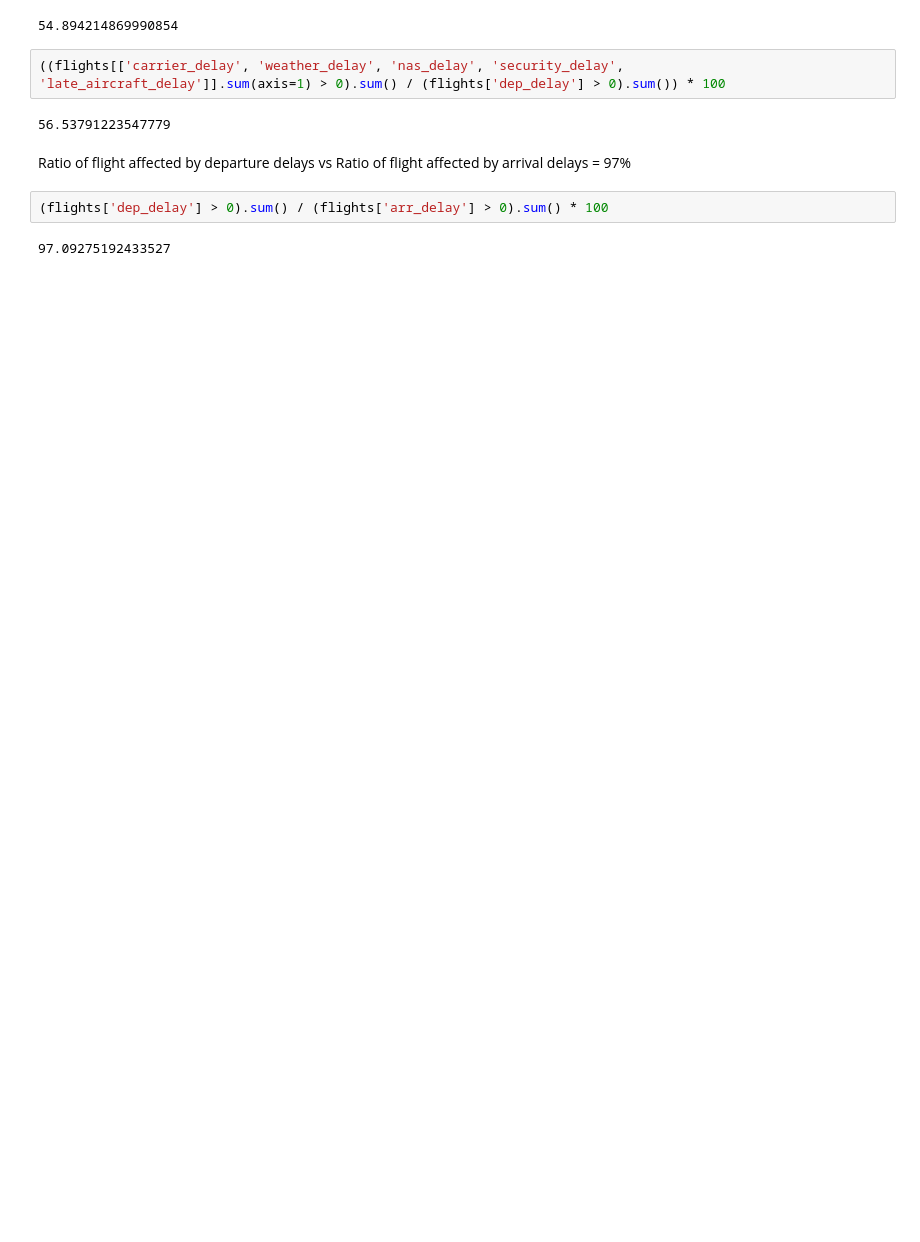
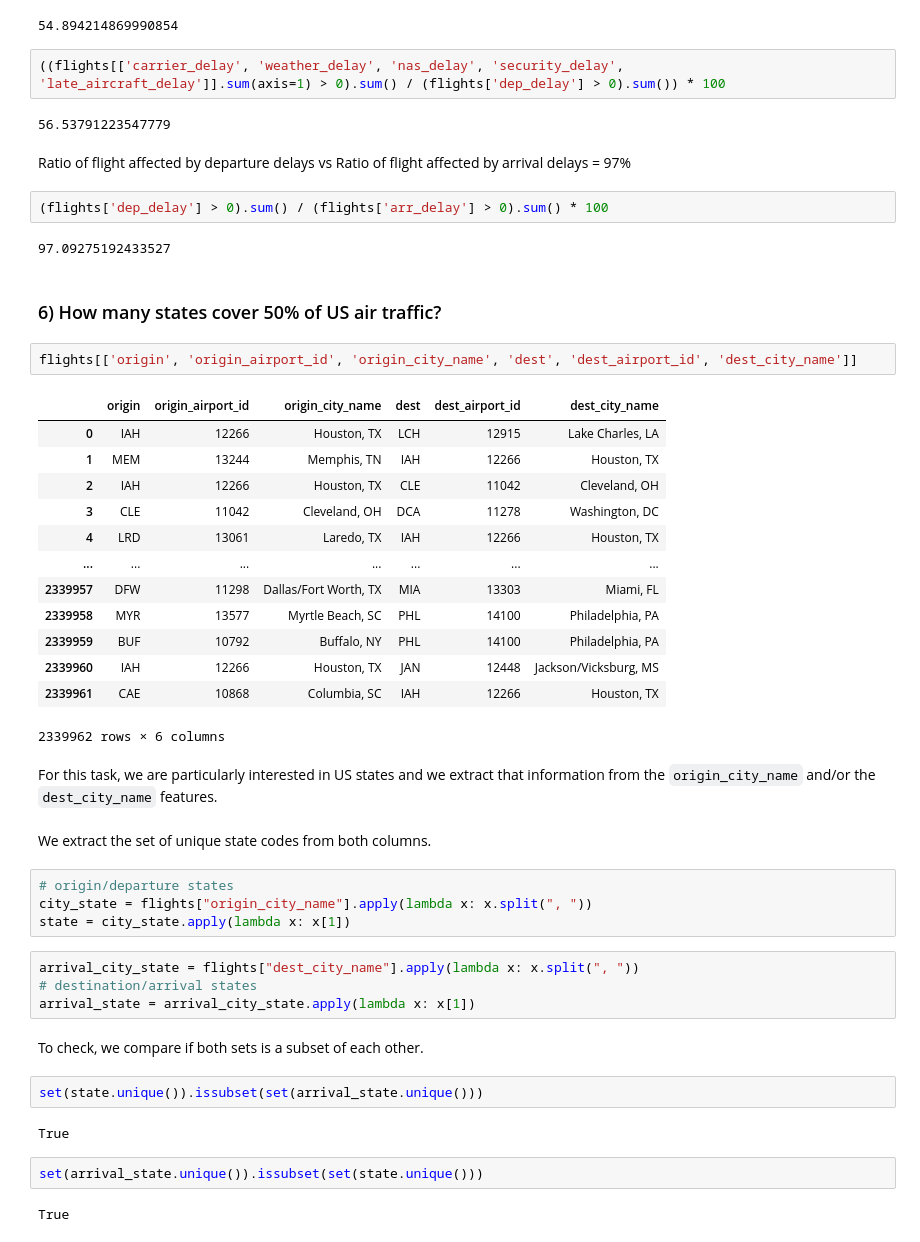
Before and after one commit to jsilke/flight-delay-prediction, a Jupyter notebook: Exploration/recommended_exploration.ipynb, the cells around one changed output. Drawn from its saved outputs; the diff is of its cells as text; blank space fills up the shorter version.

```diff
--- a/Exploration/recommended_exploration.ipynb
+++ b/Exploration/recommended_exploration.ipynb
@@ -484,3 +483,43 @@ Ratio of flight affected by departure delays vs Ratio of flight affected by arri
 (flights['dep_delay'] > 0).sum() / (flights['arr_delay'] > 0).sum() * 100
 # %% [output]
 97.09275192433527
+# %% [markdown]
+### 6) How many states cover 50% of US air traffic?<a id='task6'></a>
+# %%
+flights[['origin', 'origin_airport_id', 'origin_city_name', 'dest', 'dest_airport_id', 'dest_city_name']]
+# %% [output]
+|  | origin | origin_airport_id | origin_city_name | dest | dest_airport_id | dest_city_name |
+| 0 | IAH | 12266 | Houston, TX | LCH | 12915 | Lake Charles, LA |
+| 1 | MEM | 13244 | Memphis, TN | IAH | 12266 | Houston, TX |
+| 2 | IAH | 12266 | Houston, TX | CLE | 11042 | Cleveland, OH |
+| 3 | CLE | 11042 | Cleveland, OH | DCA | 11278 | Washington, DC |
+| 4 | LRD | 13061 | Laredo, TX | IAH | 12266 | Houston, TX |
+| ... | ... | ... | ... | ... | ... | ... |
+| 2339957 | DFW | 11298 | Dallas/Fort Worth, TX | MIA | 13303 | Miami, FL |
+| 2339958 | MYR | 13577 | Myrtle Beach, SC | PHL | 14100 | Philadelphia, PA |
+| 2339959 | BUF | 10792 | Buffalo, NY | PHL | 14100 | Philadelphia, PA |
+| 2339960 | IAH | 12266 | Houston, TX | JAN | 12448 | Jackson/Vicksburg, MS |
+| 2339961 | CAE | 10868 | Columbia, SC | IAH | 12266 | Houston, TX |
+2339962 rows × 6 columns
+# %% [markdown]
+For this task, we are particularly interested in US states and we extract that information from the `origin_city_name` and/or the `dest_city_name` features.
+# %% [markdown]
+We extract the set of unique state codes from both columns.
+# %%
+# origin/departure states
+city_state = flights["origin_city_name"].apply(lambda x: x.split(", "))
+state = city_state.apply(lambda x: x[1])
+# %%
+arrival_city_state = flights["dest_city_name"].apply(lambda x: x.split(", "))
+# destination/arrival states
+arrival_state = arrival_city_state.apply(lambda x: x[1])
+# %% [markdown]
+To check, we compare if both sets is a subset of each other.
+# %%
+set(state.unique()).issubset(set(arrival_state.unique()))
+# %% [output]
+True
+# %%
+set(arrival_state.unique()).issubset(set(state.unique()))
+# %% [output]
+True
```
Also changed, not shown: parts of 24 cells of this notebook, 1 other file.
